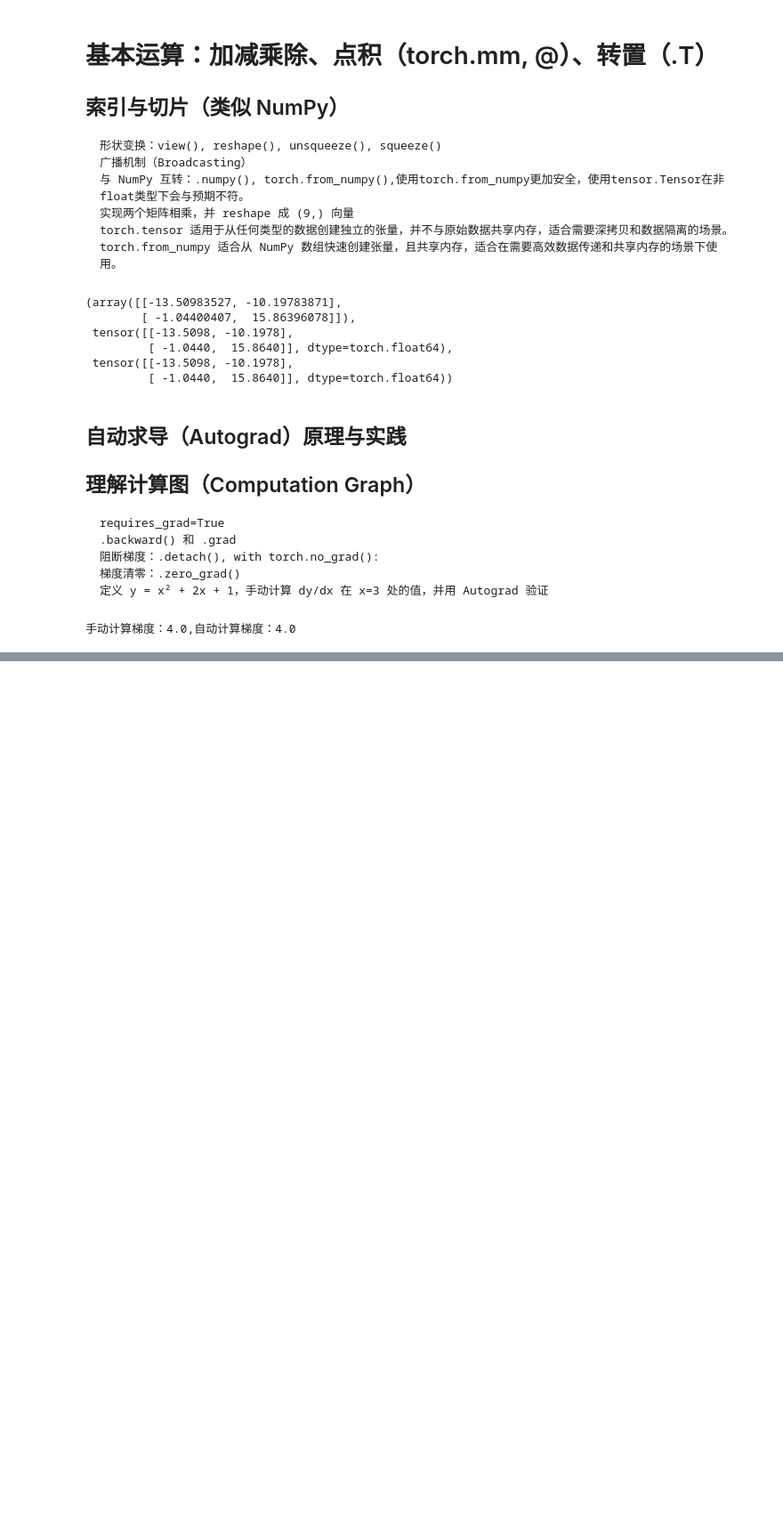
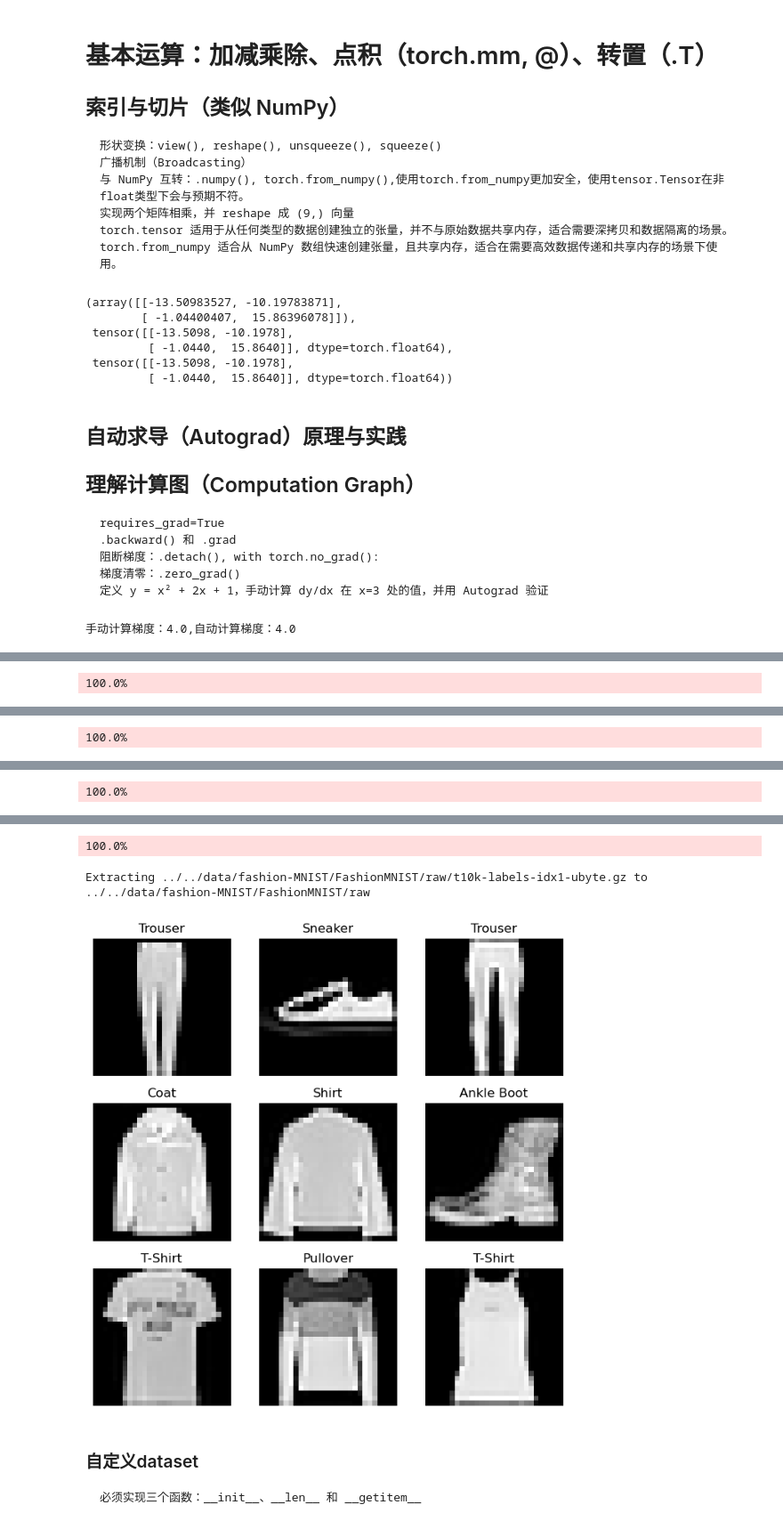
Before and after one commit to John117abc/ML-notes, a Jupyter notebook: codes/pytroch_learn/learn.ipynb, the cells around one changed output, grey strips where cells are left out. Shown: that part at 89% size. Saved outputs shown, nothing was run; the diff lists cells and outputs as text; code cells hidden in the pictures; blank space fills up the shorter version.

```diff
--- a/codes/pytroch_learn/learn.ipynb
+++ b/codes/pytroch_learn/learn.ipynb
@@ -112,0 +123,46 @@ print(f'手动计算梯度：{f_grad(test_x.item())},自动计算梯度：{test_
+# %%
+# pytorch 自带数据集使用
+import torch
+from torch.utils.data import Dataset
+from torchvision import datasets
+from torchvision.transforms import ToTensor
+import matplotlib.pyplot as plt
+
+
+training_data = datasets.FashionMNIST(
+    root="../../data/fashion-MNIST",        # 存储位置
+    train=True,     # 是否用于训练，里面需要自己写函数处理，根据不同传参进行选择数据集
+    download=True,  # 是否下载
+    transform=ToTensor()    # 参数指定对图像数据进行的预处理操作，是一个转换函数，它将 PIL 图像或 NumPy 数组（像素值范围通常是 0–255）转换为 PyTorch 的 FloatTensor，并将像素值归一化到 [0.0, 1.0] 范围
+)
+
+test_data = datasets.FashionMNIST(
+    root="../../data/fashion-MNIST",
+    train=False,
+    download=False,
+    transform=ToTensor()
+)
+
+labels_map = {
+    0: "T-Shirt",
+    1: "Trouser",
+    2: "Pullover",
+    3: "Dress",
+    4: "Coat",
+    5: "Sandal",
+    6: "Shirt",
+    7: "Sneaker",
+    8: "Bag",
+    9: "Ankle Boot",
+}
+figure = plt.figure(figsize=(8, 8))
+cols, rows = 3, 3
+for i in range(1, cols * rows + 1):
+    sample_idx = torch.randint(len(training_data), size=(1,)).item()
+    img, label = training_data[sample_idx]
+    figure.add_subplot(rows, cols, i)
+    plt.title(labels_map[label])
+    plt.axis("off")
+    plt.imshow(img.squeeze(), cmap="gray")
+plt.show()
+# %% [output]
@@ -112,0 +171 @@ print(f'手动计算梯度：{f_grad(test_x.item())},自动计算梯度：{test_
+100.0%
@@ -112,0 +176 @@ print(f'手动计算梯度：{f_grad(test_x.item())},自动计算梯度：{test_
+100.0%
@@ -112,0 +181 @@ print(f'手动计算梯度：{f_grad(test_x.item())},自动计算梯度：{test_
+100.0%
@@ -112,0 +186,6 @@ print(f'手动计算梯度：{f_grad(test_x.item())},自动计算梯度：{test_
+100.0%
+Extracting ../../data/fashion-MNIST/FashionMNIST/raw/t10k-labels-idx1-ubyte.gz to ../../data/fashion-MNIST/FashionMNIST/raw
+[figure, added]
+# %% [markdown]
+### 自定义dataset
+    必须实现三个函数：__init__、__len__ 和 __getitem__
```
Also changed, not shown: parts of 7 cells of this notebook.
